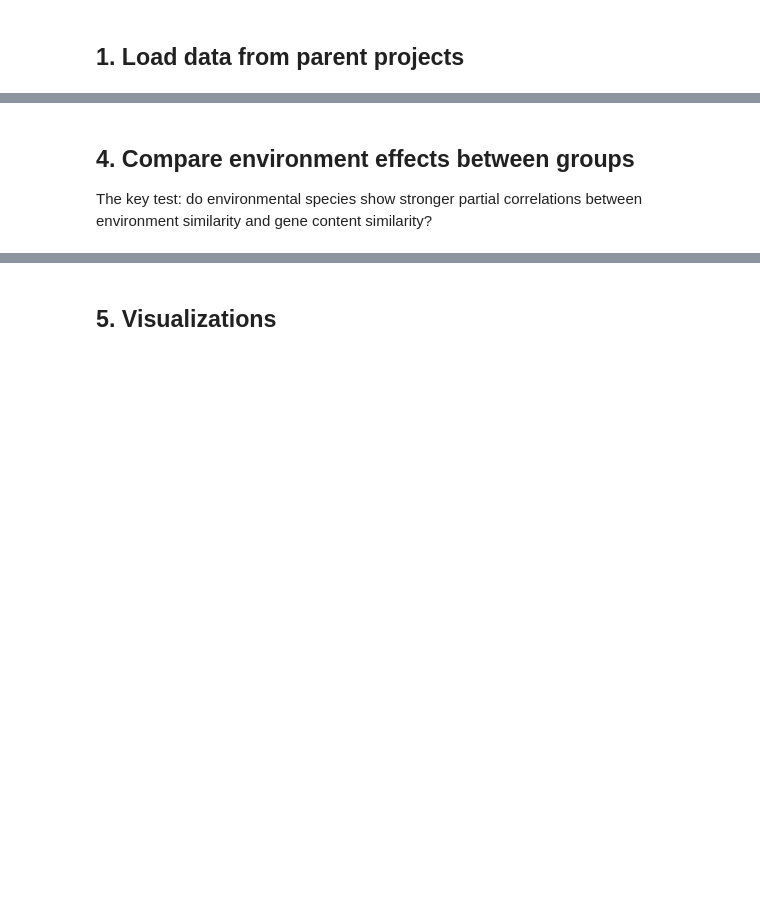
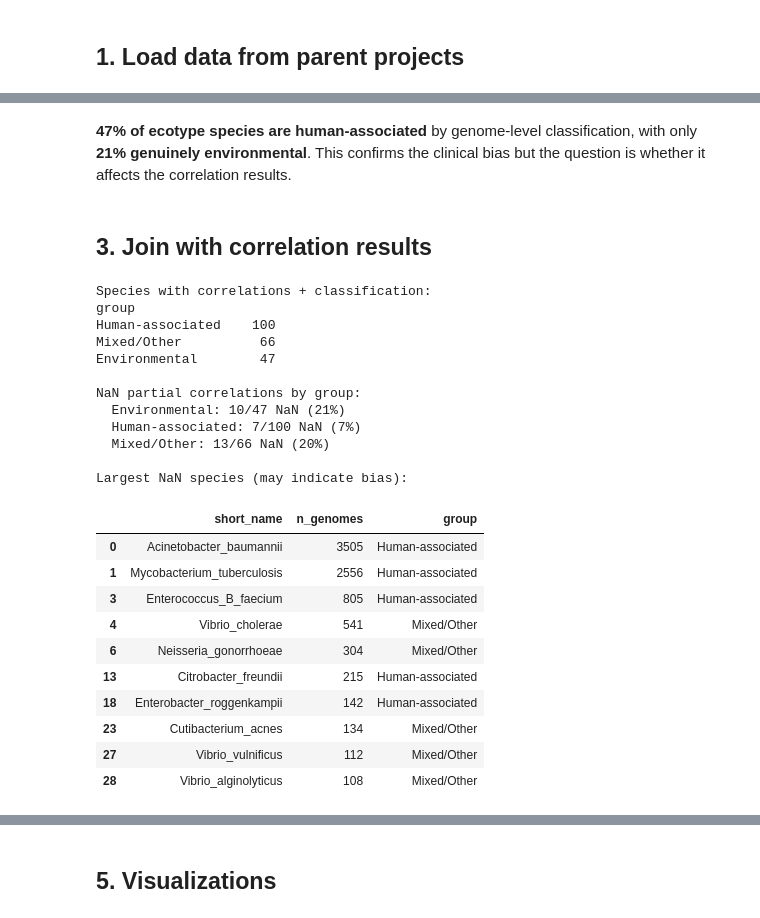
Before and after one commit to kbaseincubator/BERIL-research-observatory, a Jupyter notebook: projects/ecotype_env_reanalysis/notebooks/01_environmental_only_reanalysis.ipynb, the cells around one changed output, grey strips where cells are left out. Cells and saved outputs as stored; diff of their text form; code cells hidden in the pictures; blank space fills up the shorter version.

```diff
--- a/projects/ecotype_env_reanalysis/notebooks/01_environmental_only_reanalysis.ipynb
+++ b/projects/ecotype_env_reanalysis/notebooks/01_environmental_only_reanalysis.ipynb
@@ -60,10 +57,5 @@ corr_df.head(3)
 # %%
-# Genome metadata from ecotype analysis
-genomes_path = '../../ecotype_analysis/data/target_genomes_expanded.csv'
-if os.path.exists(genomes_path):
-    genomes_df = pd.read_csv(genomes_path)
-    print(f'Target genomes: {len(genomes_df):,}')
-    print(f'Species: {genomes_df["species"].nunique()}')
-else:
-    print(f'WARNING: {genomes_path} not found')
-    genomes_df = None
+# Target genomes with species assignments
+genomes_df = pd.read_csv('../../ecotype_analysis/data/target_genomes_expanded.csv')
+print(f'Target genomes: {len(genomes_df):,}')
+print(f'Species: {genomes_df["gtdb_species_clade_id"].nunique()}')
@@ -169,4 +166,0 @@ print(corr_df['species_group'].value_counts().to_string())
-# %% [markdown]
-## 4. Compare environment effects between groups
-
-The key test: do environmental species show stronger partial correlations between environment similarity and gene content similarity?
@@ -213,0 +167,49 @@ else:
+# %% [markdown]
+**47% of ecotype species are human-associated** by genome-level classification, with only **21% genuinely environmental**. This confirms the clinical bias but the question is whether it affects the correlation results.
+# %% [markdown]
+## 3. Join with correlation results
+# %%
+# Join correlations with species classification
+corr_df = corr_df.merge(
+    species_env[['group', 'frac_env', 'frac_human', 'n_env', 'n_human', 'n_total']],
+    left_on='species', right_index=True, how='left'
+)
+corr_df['group'] = corr_df['group'].fillna('Unknown')
+
+print(f'Species with correlations + classification:')
+print(corr_df['group'].value_counts().to_string())
+
+# NaN analysis: which groups have the most NaN partial correlations?
+print(f'\nNaN partial correlations by group:')
+for g in ['Environmental', 'Human-associated', 'Mixed/Other']:
+    sub = corr_df[corr_df['group'] == g]
+    n_nan = sub['r_partial_emb_jaccard'].isna().sum()
+    print(f'  {g}: {n_nan}/{len(sub)} NaN ({100*n_nan/len(sub):.0f}%)')
+
+print(f'\nLargest NaN species (may indicate bias):')
+nan_species = corr_df[corr_df['r_partial_emb_jaccard'].isna()].sort_values('n_genomes', ascending=False)
+nan_species[['short_name', 'n_genomes', 'group']].head(10)
+# %% [output]
+Species with correlations + classification:
+group
+Human-associated    100
+Mixed/Other          66
+Environmental        47
+
+NaN partial correlations by group:
+  Environmental: 10/47 NaN (21%)
+  Human-associated: 7/100 NaN (7%)
+  Mixed/Other: 13/66 NaN (20%)
+
+Largest NaN species (may indicate bias):
+|  | short_name | n_genomes | group |
+| 0 | Acinetobacter_baumannii | 3505 | Human-associated |
+| 1 | Mycobacterium_tuberculosis | 2556 | Human-associated |
+| 3 | Enterococcus_B_faecium | 805 | Human-associated |
+| 4 | Vibrio_cholerae | 541 | Mixed/Other |
+| 6 | Neisseria_gonorrhoeae | 304 | Mixed/Other |
+| 13 | Citrobacter_freundii | 215 | Human-associated |
+| 18 | Enterobacter_roggenkampii | 142 | Human-associated |
+| 23 | Cutibacterium_acnes | 134 | Mixed/Other |
+| 27 | Vibrio_vulnificus | 112 | Mixed/Other |
+| 28 | Vibrio_alginolyticus | 108 | Mixed/Other |
```
Also changed, not shown: parts of 32 cells of this notebook, 10 other files.
